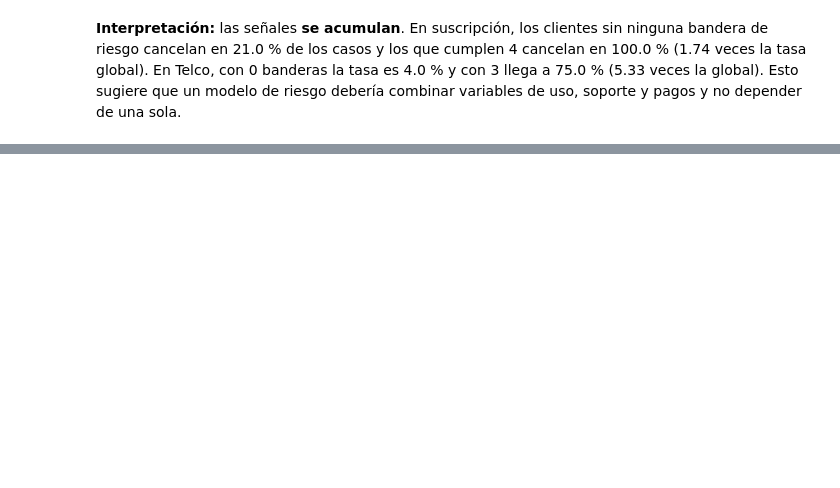
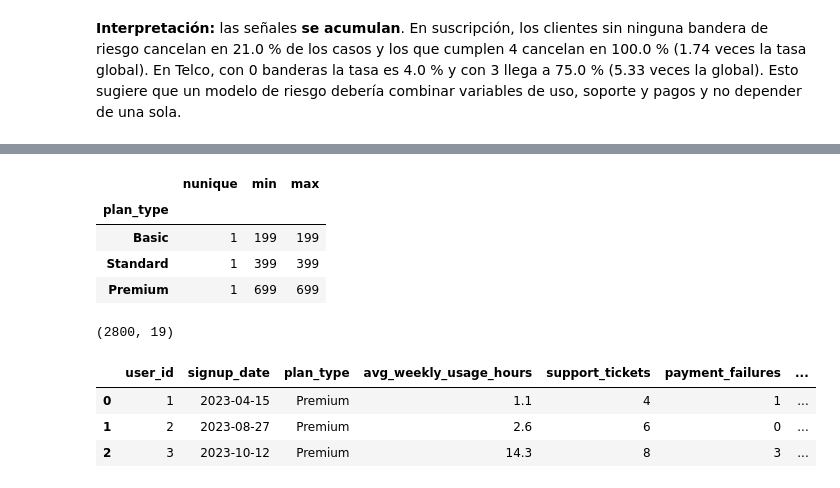
Before and after one commit to nicolasmunosh/proyecto-churn, a Jupyter notebook: notebooks/data_preparation.ipynb, the cells around one changed output, grey strips where cells are left out. Saved outputs shown, nothing was run; the diff lists cells and outputs as text; code cells hidden in the pictures; blank space fills up the shorter version.

```diff
--- a/notebooks/data_preparation.ipynb
+++ b/notebooks/data_preparation.ipynb
@@ -689,0 +743,20 @@ display(Markdown(
+# %%
+# Comprobar que la tarifa depende exactamente del plan (relación 1 a 1)
+relacion = sus.groupby('plan_type', observed=True)['monthly_fee'].agg(['nunique', 'min', 'max'])
+display(relacion)
+assert (relacion['nunique'] == 1).all()
+
+sus_final = categorizar_suscripcion(sus).drop(columns='monthly_fee')
+print(sus_final.shape)
+sus_final.head(3)
+# %% [output]
+|  | nunique | min | max |
+| plan_type |  |  |  |
+| Basic | 1 | 199 | 199 |
+| Standard | 1 | 399 | 399 |
+| Premium | 1 | 699 | 699 |
+(2800, 19)
+|  | user_id | signup_date | plan_type | avg_weekly_usage_hours | support_tickets | payment_failures | ... |
+| 0 | 1 | 2023-04-15 | Premium | 1.1 | 4 | 1 | ... |
+| 1 | 2 | 2023-08-27 | Premium | 2.6 | 6 | 0 | ... |
+| 2 | 3 | 2023-10-12 | Premium | 14.3 | 8 | 3 | ... |
```
Also changed, not shown: parts of 21 cells of this notebook, 5 other files.
